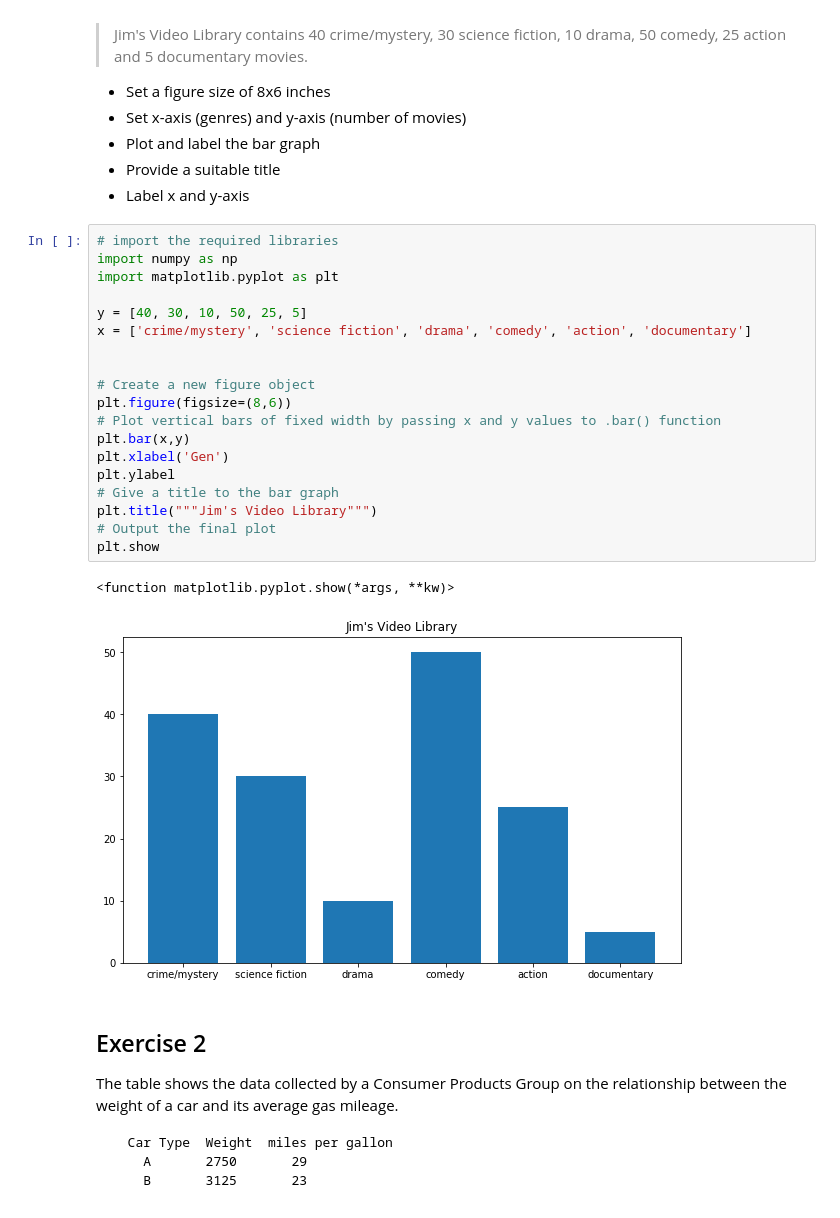
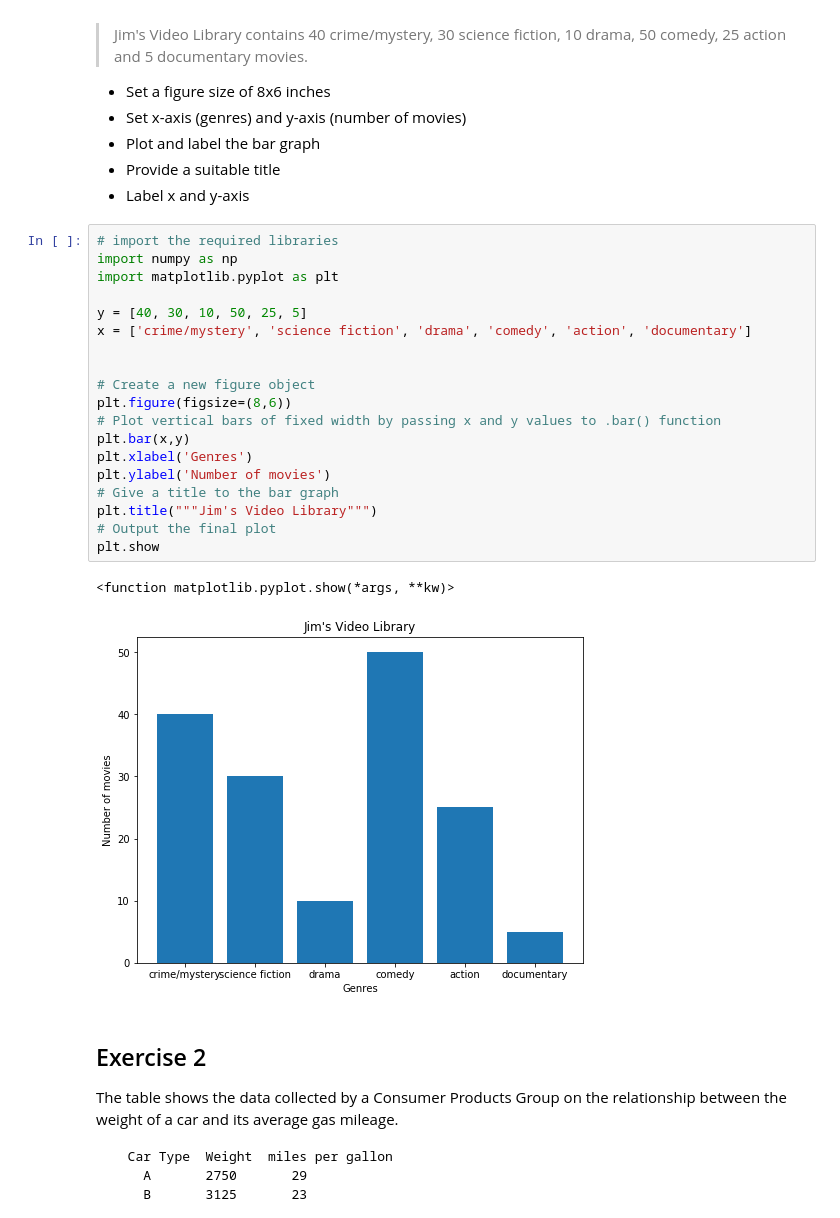
Before and after one commit to OsterMendel/dsc-data-viz-lab-nyc-ds-021720, a Jupyter notebook: index.ipynb, the cells around one changed output. Saved outputs shown, nothing was run; the diff lists cells and outputs as text.

```diff
--- a/index.ipynb
+++ b/index.ipynb
@@ -24,25 +24,25 @@ Make a vertical bar graph using `plt.bar()` for the following set of data:
 # %%
 # import the required libraries
 import numpy as np
 import matplotlib.pyplot as plt
 
 y = [40, 30, 10, 50, 25, 5]
 x = ['crime/mystery', 'science fiction', 'drama', 'comedy', 'action', 'documentary']
 
 
 # Create a new figure object
 plt.figure(figsize=(8,6))
 # Plot vertical bars of fixed width by passing x and y values to .bar() function
 plt.bar(x,y)
-plt.xlabel('Gen')
-plt.ylabel
+plt.xlabel('Genres')
+plt.ylabel('Number of movies')
 # Give a title to the bar graph
 plt.title("""Jim's Video Library""")
 # Output the final plot
 plt.show
 # %% [output]
 <function matplotlib.pyplot.show(*args, **kw)>
-[figure, old version]
+[figure, new version]
 # %% [markdown]
 ## Exercise 2
 
```
